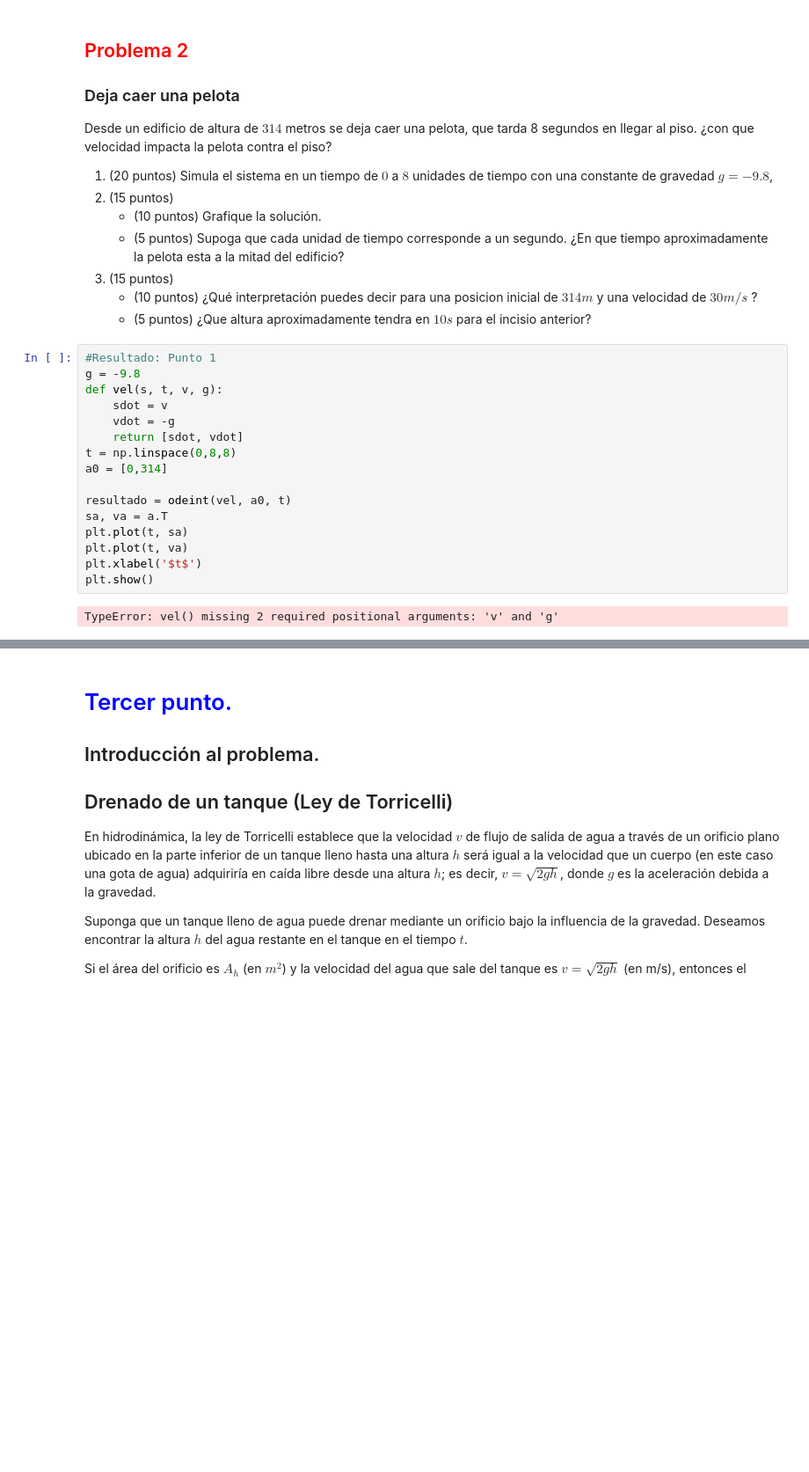
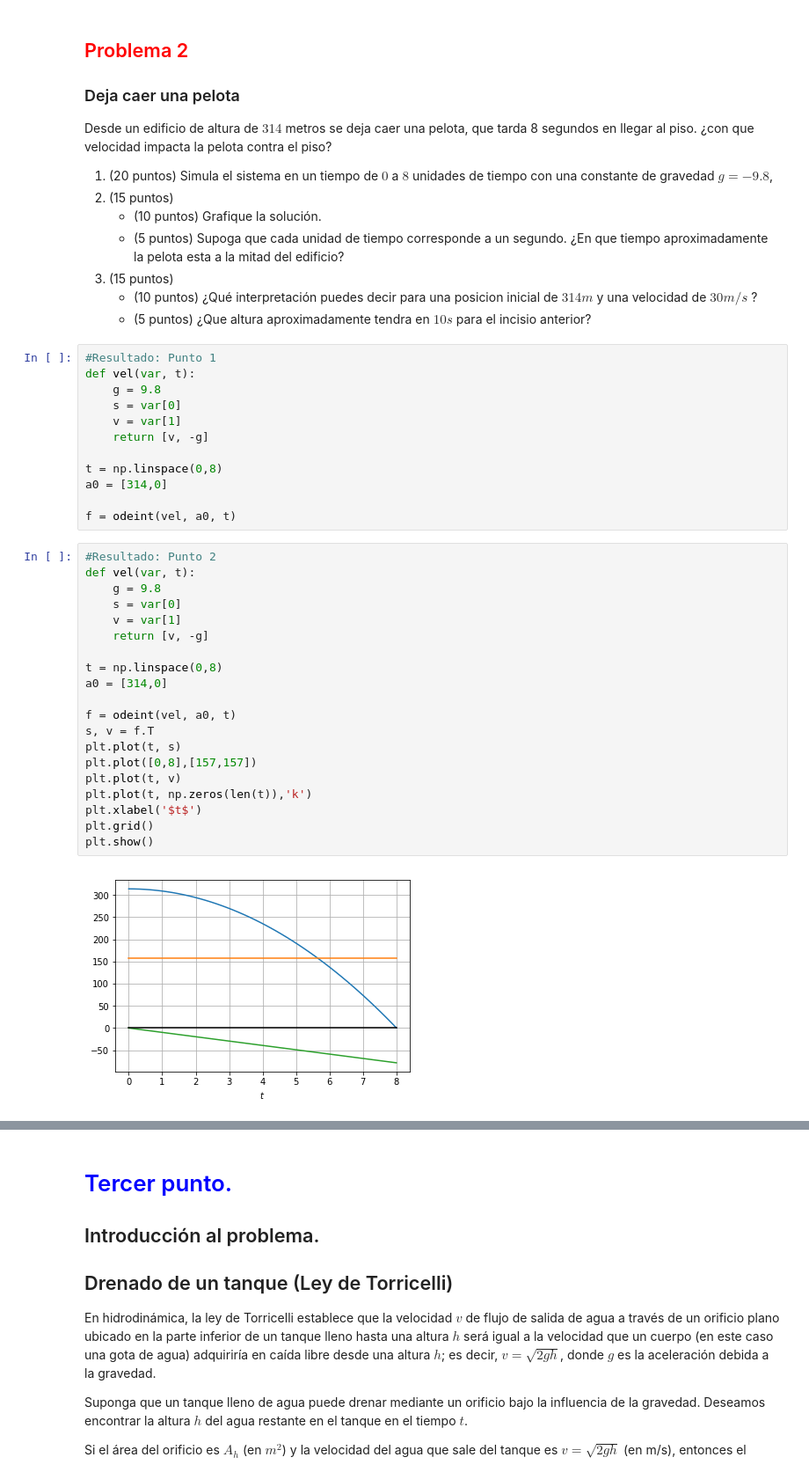
Before and after one commit to anapaugiusti/SImulacion_Matematica, a Jupyter notebook: Examen2_GiustiAnaPaula.ipynb, the cells around one changed output, grey strips where cells are left out. Shown: that part at 88% size. Drawn from its saved outputs; the diff is of its cells as text; blank space fills up the shorter version.

```diff
--- a/Examen2_GiustiAnaPaula.ipynb
+++ b/Examen2_GiustiAnaPaula.ipynb
@@ -158,21 +158,37 @@ Desde un edificio de altura de $314$ metros se deja caer una pelota, que tarda 8
 3. (15 puntos)
     - (10 puntos) ¿Qué interpretación puedes decir para una posicion inicial de $314 m$ y una velocidad de $30 m/s$ ?
     - (5  puntos) ¿Que altura aproximadamente tendra en $10s$ para el incisio anterior?
+# %%
+#Resultado: Punto 1
+def vel(var, t):
+    g = 9.8
+    s = var[0]
+    v = var[1]
+    return [v, -g]
+
+t = np.linspace(0,8)
+a0 = [314,0]
+
+f = odeint(vel, a0, t)
 # %%
-#Resultado: Punto 1
-g = -9.8
-def vel(s, t, v, g):
-    sdot = v
-    vdot = -g
-    return [sdot, vdot]
-t = np.linspace(0,8,8)
-a0 = [0,314]
+#Resultado: Punto 2
+def vel(var, t):
+    g = 9.8
+    s = var[0]
+    v = var[1]
+    return [v, -g]
 
-resultado = odeint(vel, a0, t)
-sa, va = a.T
-plt.plot(t, sa)
-plt.plot(t, va)
+t = np.linspace(0,8)
+a0 = [314,0]
+
+f = odeint(vel, a0, t)
+s, v = f.T
+plt.plot(t, s)
+plt.plot([0,8],[157,157])
+plt.plot(t, v)
+plt.plot(t, np.zeros(len(t)),'k')
 plt.xlabel('$t$')
+plt.grid()
 plt.show()
 # %% [output]
-TypeError: vel() missing 2 required positional arguments: 'v' and 'g'
+[figure, added]
```
Also changed, not shown: parts of 29 cells of this notebook, 2 other files.
